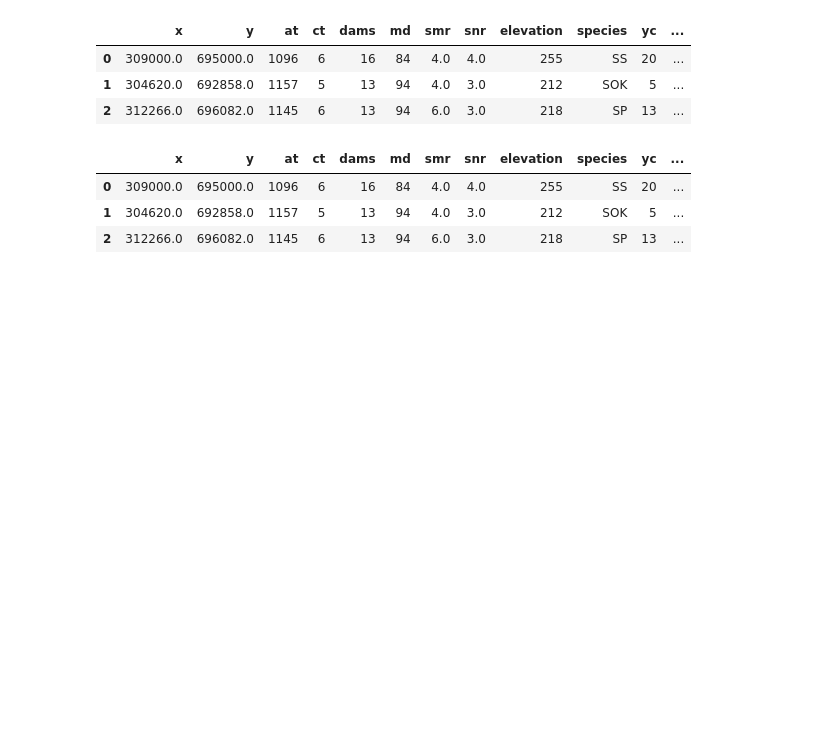
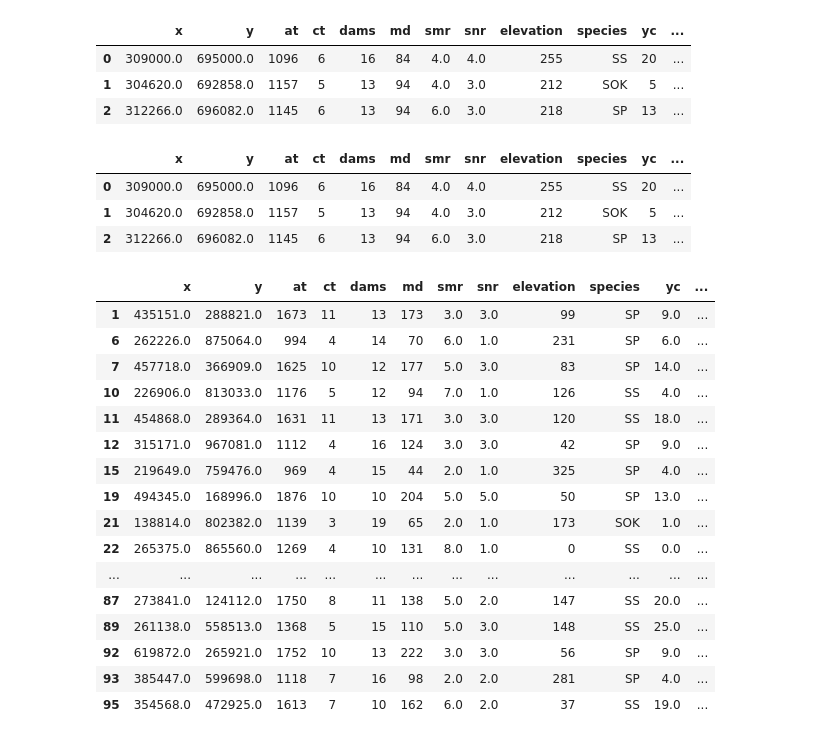
Before and after one commit to dougaltoms/Rewilder, a Jupyter notebook: dev.ipynb, the cells around one changed output. Saved outputs shown, nothing was run; the diff lists cells and outputs as text; code cells hidden in the pictures; blank space fills up the shorter version.

```diff
--- a/dev.ipynb
+++ b/dev.ipynb
@@ -217,0 +250,21 @@ convert_eastings_northing_to_lat_lon(df)
+# %%
+df = df[df['elevation']!= -9999]
+convert_eastings_northing_to_lat_lon(df)
+# %% [output]
+|  | x | y | at | ct | dams | md | smr | snr | elevation | species | yc | ... |
+| 1 | 435151.0 | 288821.0 | 1673 | 11 | 13 | 173 | 3.0 | 3.0 | 99 | SP | 9.0 | ... |
+| 6 | 262226.0 | 875064.0 | 994 | 4 | 14 | 70 | 6.0 | 1.0 | 231 | SP | 6.0 | ... |
+| 7 | 457718.0 | 366909.0 | 1625 | 10 | 12 | 177 | 5.0 | 3.0 | 83 | SP | 14.0 | ... |
+| 10 | 226906.0 | 813033.0 | 1176 | 5 | 12 | 94 | 7.0 | 1.0 | 126 | SS | 4.0 | ... |
+| 11 | 454868.0 | 289364.0 | 1631 | 11 | 13 | 171 | 3.0 | 3.0 | 120 | SS | 18.0 | ... |
+| 12 | 315171.0 | 967081.0 | 1112 | 4 | 16 | 124 | 3.0 | 3.0 | 42 | SP | 9.0 | ... |
+| 15 | 219649.0 | 759476.0 | 969 | 4 | 15 | 44 | 2.0 | 1.0 | 325 | SP | 4.0 | ... |
+| 19 | 494345.0 | 168996.0 | 1876 | 10 | 10 | 204 | 5.0 | 5.0 | 50 | SP | 13.0 | ... |
+| 21 | 138814.0 | 802382.0 | 1139 | 3 | 19 | 65 | 2.0 | 1.0 | 173 | SOK | 1.0 | ... |
+| 22 | 265375.0 | 865560.0 | 1269 | 4 | 10 | 131 | 8.0 | 1.0 | 0 | SS | 0.0 | ... |
+| ... | ... | ... | ... | ... | ... | ... | ... | ... | ... | ... | ... | ... |
+| 87 | 273841.0 | 124112.0 | 1750 | 8 | 11 | 138 | 5.0 | 2.0 | 147 | SS | 20.0 | ... |
+| 89 | 261138.0 | 558513.0 | 1368 | 5 | 15 | 110 | 5.0 | 3.0 | 148 | SS | 25.0 | ... |
+| 92 | 619872.0 | 265921.0 | 1752 | 10 | 13 | 222 | 3.0 | 3.0 | 56 | SP | 9.0 | ... |
+| 93 | 385447.0 | 599698.0 | 1118 | 7 | 16 | 98 | 2.0 | 2.0 | 281 | SP | 4.0 | ... |
+| 95 | 354568.0 | 472925.0 | 1613 | 7 | 10 | 162 | 6.0 | 2.0 | 37 | SS | 19.0 | ... |
```
Also changed, not shown: parts of 4 cells of this notebook.
